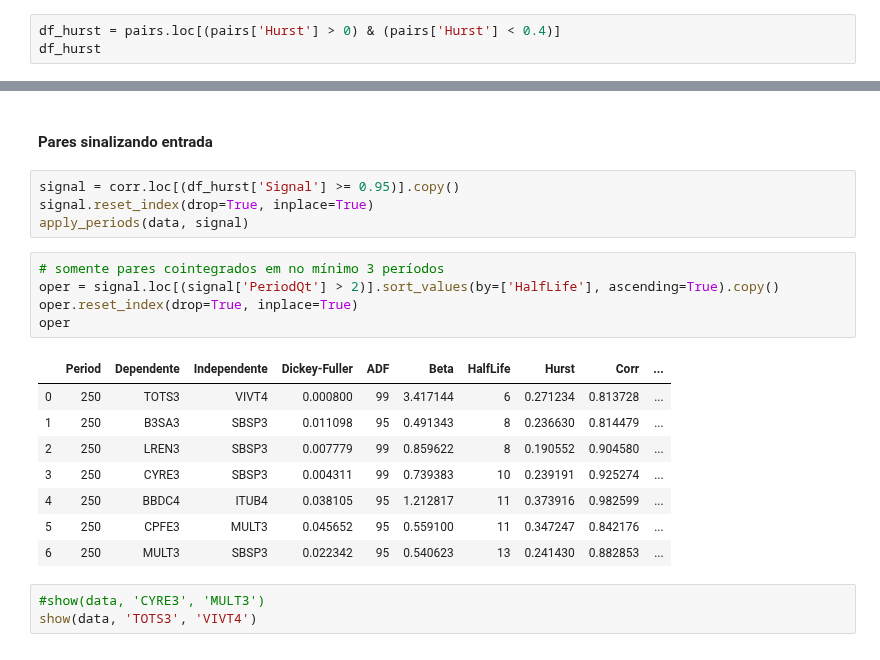
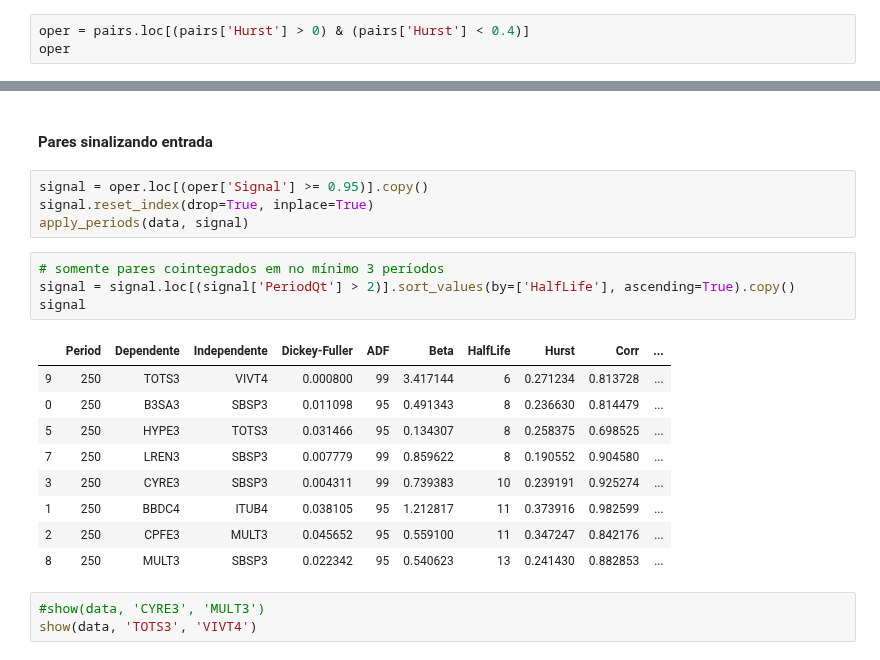
Before and after one commit to andreolvgomes/long-short-by-cointegration, a Jupyter notebook: Cointegration.ipynb, the cells around one changed output, grey strips where cells are left out. Saved outputs shown, nothing was run; the diff lists cells and outputs as text.

```diff
--- a/Cointegration.ipynb
+++ b/Cointegration.ipynb
@@ -389,8 +389,8 @@ pairs.shape
 # %% [output]
 (274, 11)
 # %%
-df_hurst = pairs.loc[(pairs['Hurst'] > 0) & (pairs['Hurst'] < 0.4)]
-df_hurst
+oper = pairs.loc[(pairs['Hurst'] > 0) & (pairs['Hurst'] < 0.4)]
+oper
 # %% [output]
 |  | Period | Dependente | Independente | Dickey-Fuller | ADF | Beta | HalfLife | Hurst | Corr | ... |
 | 1 | 250 | ABEV3 | BBDC4 | 0.018269 | 95 | 0.407722 | 11 | 0.392295 | 0.930711 | ... |
@@ -425,23 +411,23 @@ corr
 # %% [markdown]
 #### Pares sinalizando entrada
 # %%
-signal = corr.loc[(df_hurst['Signal'] >= 0.95)].copy()
+signal = oper.loc[(oper['Signal'] >= 0.95)].copy()
 signal.reset_index(drop=True, inplace=True)
 apply_periods(data, signal)
 # %%
 # somente pares cointegrados em no mínimo 3 períodos
-oper = signal.loc[(signal['PeriodQt'] > 2)].sort_values(by=['HalfLife'], ascending=True).copy()
-oper.reset_index(drop=True, inplace=True)
-oper
+signal = signal.loc[(signal['PeriodQt'] > 2)].sort_values(by=['HalfLife'], ascending=True).copy()
+signal
 # %% [output]
 |  | Period | Dependente | Independente | Dickey-Fuller | ADF | Beta | HalfLife | Hurst | Corr | ... |
-| 0 | 250 | TOTS3 | VIVT4 | 0.000800 | 99 | 3.417144 | 6 | 0.271234 | 0.813728 | ... |
-| 1 | 250 | B3SA3 | SBSP3 | 0.011098 | 95 | 0.491343 | 8 | 0.236630 | 0.814479 | ... |
-| 2 | 250 | LREN3 | SBSP3 | 0.007779 | 99 | 0.859622 | 8 | 0.190552 | 0.904580 | ... |
+| 9 | 250 | TOTS3 | VIVT4 | 0.000800 | 99 | 3.417144 | 6 | 0.271234 | 0.813728 | ... |
+| 0 | 250 | B3SA3 | SBSP3 | 0.011098 | 95 | 0.491343 | 8 | 0.236630 | 0.814479 | ... |
+| 5 | 250 | HYPE3 | TOTS3 | 0.031466 | 95 | 0.134307 | 8 | 0.258375 | 0.698525 | ... |
+| 7 | 250 | LREN3 | SBSP3 | 0.007779 | 99 | 0.859622 | 8 | 0.190552 | 0.904580 | ... |
 | 3 | 250 | CYRE3 | SBSP3 | 0.004311 | 99 | 0.739383 | 10 | 0.239191 | 0.925274 | ... |
-| 4 | 250 | BBDC4 | ITUB4 | 0.038105 | 95 | 1.212817 | 11 | 0.373916 | 0.982599 | ... |
-| 5 | 250 | CPFE3 | MULT3 | 0.045652 | 95 | 0.559100 | 11 | 0.347247 | 0.842176 | ... |
-| 6 | 250 | MULT3 | SBSP3 | 0.022342 | 95 | 0.540623 | 13 | 0.241430 | 0.882853 | ... |
+| 1 | 250 | BBDC4 | ITUB4 | 0.038105 | 95 | 1.212817 | 11 | 0.373916 | 0.982599 | ... |
+| 2 | 250 | CPFE3 | MULT3 | 0.045652 | 95 | 0.559100 | 11 | 0.347247 | 0.842176 | ... |
+| 8 | 250 | MULT3 | SBSP3 | 0.022342 | 95 | 0.540623 | 13 | 0.241430 | 0.882853 | ... |
 # %%
 #show(data, 'CYRE3', 'MULT3')
 show(data, 'TOTS3', 'VIVT4')
```
Also changed, not shown: parts of 3 cells of this notebook.
